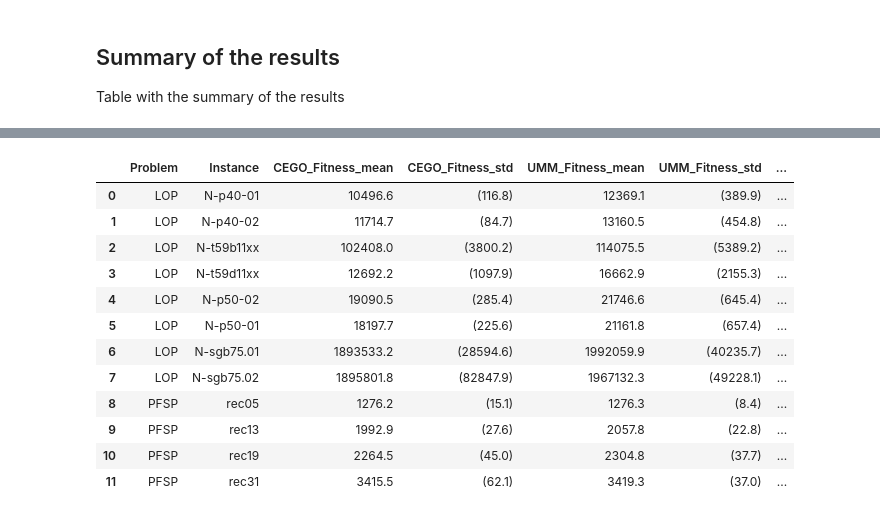
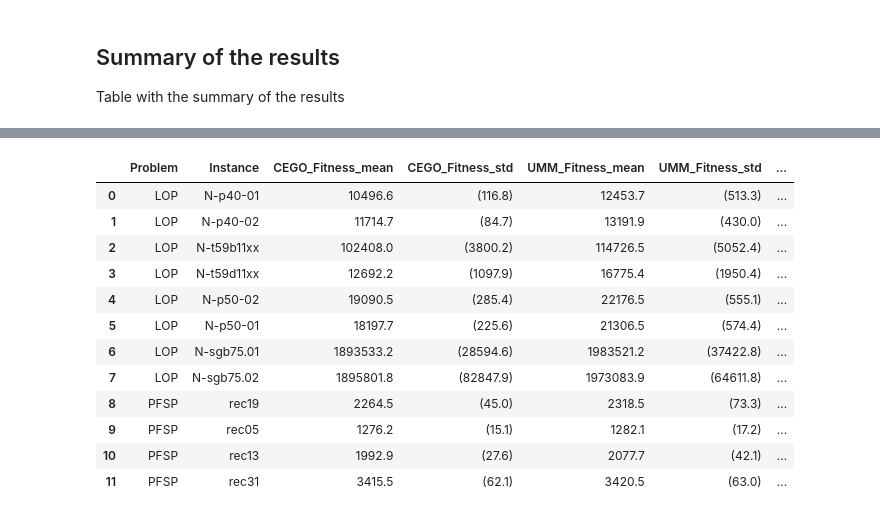
Before and after one commit to ekhiru/BB_optim, a Jupyter notebook: 2-An intro to UMM.ipynb, the cells around one changed output, grey strips where cells are left out. Saved outputs shown, nothing was run; the diff lists cells and outputs as text; code cells hidden in the pictures.

```diff
--- a/2-An intro to UMM.ipynb
+++ b/2-An intro to UMM.ipynb
@@ -346,28 +444,28 @@ Saving to img/fitness_lop_RandB_N-p50-02.pdf
 #   print(row.problem, row.instance_name, row.best_known, best_fitness, sep='\t')
 # #   print(inst,get_opt(inst),best_fitness)
 # %%
-# dfreal["Solver"] = (dfreal["Solver"]+dfreal["budget"].astype(str))
+# # dfreal["Solver"] = (dfreal["Solver"]+dfreal["budget"].astype(str))
 
-for inst in ['N-p50-01']:# dfreal.instance.drop_duplicates().values:#selected.instance_name:# selected.instance_name:
-    print("Instance: ", inst)
-    df = dfreal[dfreal.instance.str.contains(inst)]
-    df = df[df.budgetMM==10]
-    if len(df) == 0:
-        print("No data for {inst}")
-        continue
-    val_opt = get_opt(inst)
-    plt.figure(figsize=(8,3))
-    palette = sns.color_palette("husl", len(df['Solver'].drop_duplicates()))
-    g = sns.lineplot(x='Function evaluations',y='Fitness',hue='Solver',style='eval_ranks', data=df, palette=palette)
-    if val_opt is not None:
-      print(inst,val_opt)
-      plt.plot([0,400],[val_opt,val_opt])
-#     g.set_title('Problem: ' + df.Problem.iloc[0] + ', Instance: ' + inst)
-    plt.tight_layout()
-    filename = 'img/fitness_real_' + df.instance.iloc[0].replace('/','_').replace('.','_') + '.pdf'
-    print("Saving to " + filename)
-    plt.savefig(filename)
-    plt.show()
+# for inst in ['N-p50-01']:# dfreal.instance.drop_duplicates().values:#selected.instance_name:# selected.instance_name:
+#     print("Instance: ", inst)
+#     df = dfreal[dfreal.instance.str.contains(inst)]
+#     df = df[df.budgetMM==10]
+#     if len(df) == 0:
+#         print("No data for {inst}")
+#         continue
+#     val_opt = get_opt(inst)
+#     plt.figure(figsize=(8,3))
+#     palette = sns.color_palette("husl", len(df['Solver'].drop_duplicates()))
+#     g = sns.lineplot(x='Function evaluations',y='Fitness',hue='Solver',style='eval_ranks', data=df, palette=palette)
+#     if val_opt is not None:
+#       print(inst,val_opt)
+#       plt.plot([0,400],[val_opt,val_opt])
+# #     g.set_title('Problem: ' + df.Problem.iloc[0] + ', Instance: ' + inst)
+#     plt.tight_layout()
+#     filename = 'img/fitness_real_' + df.instance.iloc[0].replace('/','_').replace('.','_') + '.pdf'
+#     print("Saving to " + filename)
+#     plt.savefig(filename)
+#     plt.show()
 # %% [output]
 Instance:  N-p50-01
 N-p50-01 16673.0
@@ -458,7 +556,7 @@ Problem &    Instance &  Fitness CEGO\_inv &  Fitness CEGO\_orig &  Fitness UMM\
 \end{tabular}
 # %%
 # The maximum time per seed and evaluation is the final time.
-mask = (dfreal.budget==400) & (dfreal.eval_ranks==0) & (dfreal.budgetMM!=1)
+mask = (dfreal.budget==400) & (dfreal.eval_ranks==0) & (dfreal.budgetMM!=10)
 dfreal2 = dfreal[mask]
 
 dftime = dfreal2.groupby(['Solver','Problem','instance','seed']).run_time.max()
@@ -473,45 +571,45 @@ dftime.rename(columns={'CEGO':'CEGO Runtime', 'UMM':'UMM Runtime'}, inplace=True
 tmp = dfreal2[dfreal2['Solver'] == 'CEGO'].groupby(['Problem','instance','seed'])['Function evaluations'].max()
 dftime['CEGO F. evaluations'] = tmp.groupby(['Problem','instance']).mean()
 
 # Fitness
 df_fitness = dfreal2.groupby(['Solver', 'Problem','instance','seed']).Fitness.min().reset_index()
 tmp_cego = df_fitness[df_fitness.Solver == 'CEGO'].groupby(['Problem','instance']).Fitness.agg(CEGO_Fitness_mean='mean', CEGO_Fitness_std='std').reset_index()
 tmp_umm = df_fitness[df_fitness.Solver == 'UMM'].groupby(['Problem','instance']).Fitness.agg(UMM_Fitness_mean='mean', UMM_Fitness_std='std').reset_index()
 df = pd.merge(tmp_cego, tmp_umm)
 # Fix instance names
 df['Instance'] = [i[-1] for i in df.instance.str.split('/').values]
 df['Instance'] = df['Instance'].str.replace('.txt','').str.replace('.dat', '')
 df.CEGO_Fitness_mean = df.CEGO_Fitness_mean.round(1)
 df.CEGO_Fitness_std = "(" + df.CEGO_Fitness_std.round(1).astype(str) + ")"
 df.UMM_Fitness_mean = df.UMM_Fitness_mean.round(1)
 df.UMM_Fitness_std = "(" + df.UMM_Fitness_std.round(1).astype(str) + ")"
 df = pd.merge(df, dftime, on=['Problem', 'instance'])
 
 df = df.sort_values(['Problem', 'UMM Runtime', 'CEGO Runtime'])
 
 for inst in df.instance:
     x, y = [ f.to_numpy() for _, f in df_fitness[df_fitness.instance == inst].groupby('Solver').Fitness]
     cm = sms.CompareMeans(sms.DescrStatsW(x), sms.DescrStatsW(y))
     df.loc[df.instance == inst, 'Confidence interval'] = str(tuple([i.round(1) for i in cm.tconfint_diff(usevar='unequal')])).replace('(','[').replace(')', ']')
     #df.loc[df.instance == inst, 'Confidence interval'] = str(tuple([i.round(1) for i in cm.tconfint_diff(usevar='unequal')]))
 
 # Keep only some columns
 df = df[['Problem', 'Instance','CEGO_Fitness_mean','CEGO_Fitness_std','UMM_Fitness_mean','UMM_Fitness_std','Confidence interval','CEGO Runtime','UMM Runtime']]
 df.reset_index(drop=True)#.to_csv('info.csv')
 # %% [output]
 |  | Problem | Instance | CEGO_Fitness_mean | CEGO_Fitness_std | UMM_Fitness_mean | UMM_Fitness_std | ... |
-| 0 | LOP | N-p40-01 | 10496.6 | (116.8) | 12369.1 | (389.9) | ... |
-| 1 | LOP | N-p40-02 | 11714.7 | (84.7) | 13160.5 | (454.8) | ... |
-| 2 | LOP | N-t59b11xx | 102408.0 | (3800.2) | 114075.5 | (5389.2) | ... |
-| 3 | LOP | N-t59d11xx | 12692.2 | (1097.9) | 16662.9 | (2155.3) | ... |
-| 4 | LOP | N-p50-02 | 19090.5 | (285.4) | 21746.6 | (645.4) | ... |
-| 5 | LOP | N-p50-01 | 18197.7 | (225.6) | 21161.8 | (657.4) | ... |
-| 6 | LOP | N-sgb75.01 | 1893533.2 | (28594.6) | 1992059.9 | (40235.7) | ... |
-| 7 | LOP | N-sgb75.02 | 1895801.8 | (82847.9) | 1967132.3 | (49228.1) | ... |
-| 8 | PFSP | rec05 | 1276.2 | (15.1) | 1276.3 | (8.4) | ... |
-| 9 | PFSP | rec13 | 1992.9 | (27.6) | 2057.8 | (22.8) | ... |
-| 10 | PFSP | rec19 | 2264.5 | (45.0) | 2304.8 | (37.7) | ... |
-| 11 | PFSP | rec31 | 3415.5 | (62.1) | 3419.3 | (37.0) | ... |
+| 0 | LOP | N-p40-01 | 10496.6 | (116.8) | 12453.7 | (513.3) | ... |
+| 1 | LOP | N-p40-02 | 11714.7 | (84.7) | 13191.9 | (430.0) | ... |
+| 2 | LOP | N-t59b11xx | 102408.0 | (3800.2) | 114726.5 | (5052.4) | ... |
+| 3 | LOP | N-t59d11xx | 12692.2 | (1097.9) | 16775.4 | (1950.4) | ... |
+| 4 | LOP | N-p50-02 | 19090.5 | (285.4) | 22176.5 | (555.1) | ... |
+| 5 | LOP | N-p50-01 | 18197.7 | (225.6) | 21306.5 | (574.4) | ... |
+| 6 | LOP | N-sgb75.01 | 1893533.2 | (28594.6) | 1983521.2 | (37422.8) | ... |
+| 7 | LOP | N-sgb75.02 | 1895801.8 | (82847.9) | 1973083.9 | (64611.8) | ... |
+| 8 | PFSP | rec19 | 2264.5 | (45.0) | 2318.5 | (73.3) | ... |
+| 9 | PFSP | rec05 | 1276.2 | (15.1) | 1282.1 | (17.2) | ... |
+| 10 | PFSP | rec13 | 1992.9 | (27.6) | 2077.7 | (42.1) | ... |
+| 11 | PFSP | rec31 | 3415.5 | (62.1) | 3420.5 | (63.0) | ... |
 # %%
 print(df.to_latex(index=False))
 # %% [output]
```
Also changed, not shown: parts of 14 cells of this notebook, 25 other files.
